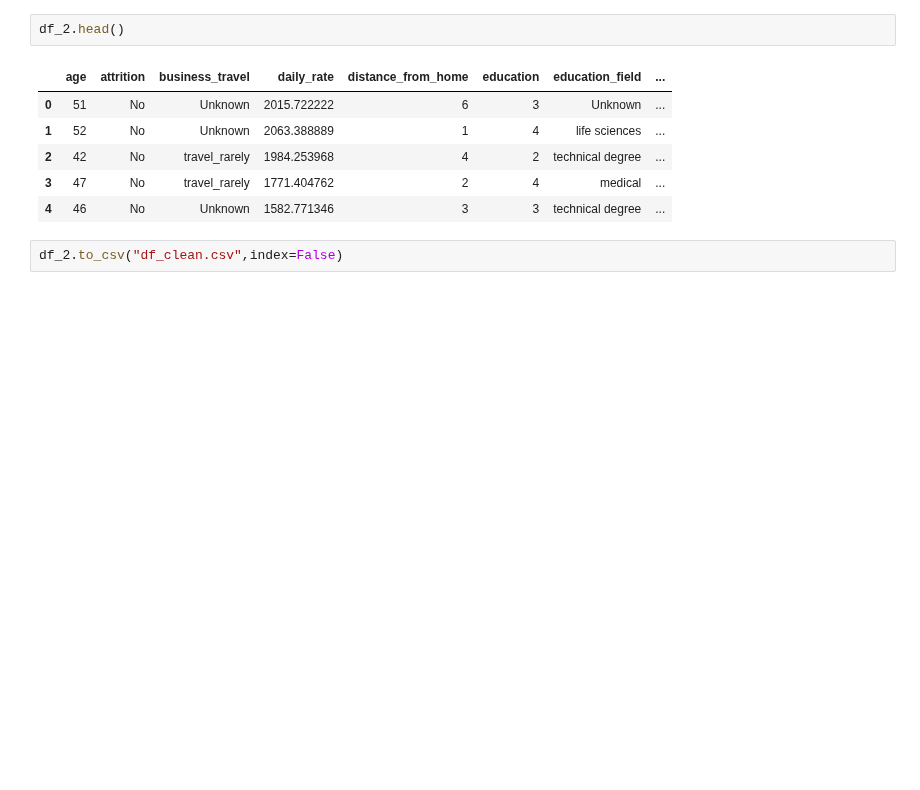
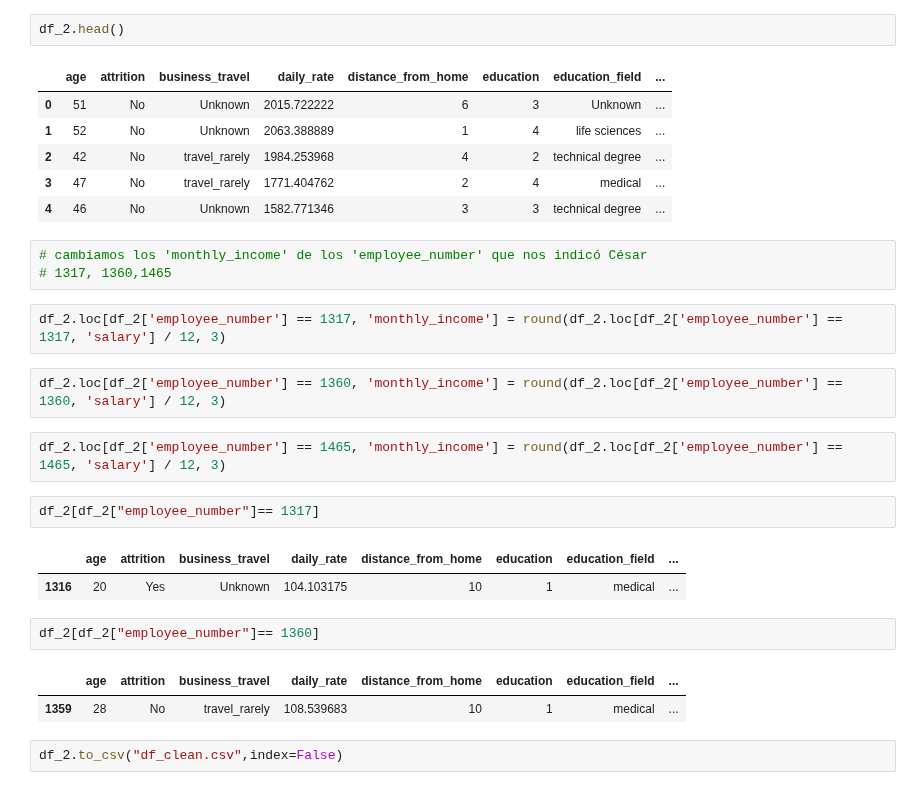
Before and after one commit to VeroSanchezO/proyecto-da-promo-k-modulo-3-team-5, a Jupyter notebook: Fase_2_Transformación de los datos.ipynb, the cells around one changed output. Cells and saved outputs as stored; diff of their text form; blank space fills up the shorter version.

Commit message:
cambio en los employee_number

```diff
--- a/Fase_2_Transformación de los datos.ipynb
+++ b/Fase_2_Transformación de los datos.ipynb
@@ -580,6 +580,25 @@ df_2.head()
 | 2 | 42 | No | travel_rarely | 1984.253968 | 4 | 2 | technical degree | ... |
 | 3 | 47 | No | travel_rarely | 1771.404762 | 2 | 4 | medical | ... |
 | 4 | 46 | No | Unknown | 1582.771346 | 3 | 3 | technical degree | ... |
+# %%
+# cambiamos los 'monthly_income' de los 'employee_number' que nos indicó César
+# 1317, 1360,1465
+# %%
+df_2.loc[df_2['employee_number'] == 1317, 'monthly_income'] = round(df_2.loc[df_2['employee_number'] == 1317, 'salary'] / 12, 3)
+# %%
+df_2.loc[df_2['employee_number'] == 1360, 'monthly_income'] = round(df_2.loc[df_2['employee_number'] == 1360, 'salary'] / 12, 3)
+# %%
+df_2.loc[df_2['employee_number'] == 1465, 'monthly_income'] = round(df_2.loc[df_2['employee_number'] == 1465, 'salary'] / 12, 3)
+# %%
+df_2[df_2["employee_number"]== 1317]
+# %% [output]
+|  | age | attrition | business_travel | daily_rate | distance_from_home | education | education_field | ... |
+| 1316 | 20 | Yes | Unknown | 104.103175 | 10 | 1 | medical | ... |
+# %%
+df_2[df_2["employee_number"]== 1360]
+# %% [output]
+|  | age | attrition | business_travel | daily_rate | distance_from_home | education | education_field | ... |
+| 1359 | 28 | No | travel_rarely | 108.539683 | 10 | 1 | medical | ... |
 # %%
 df_2.to_csv("df_clean.csv",index=False)
 # %%
```
Also changed, not shown: 1 other file.
